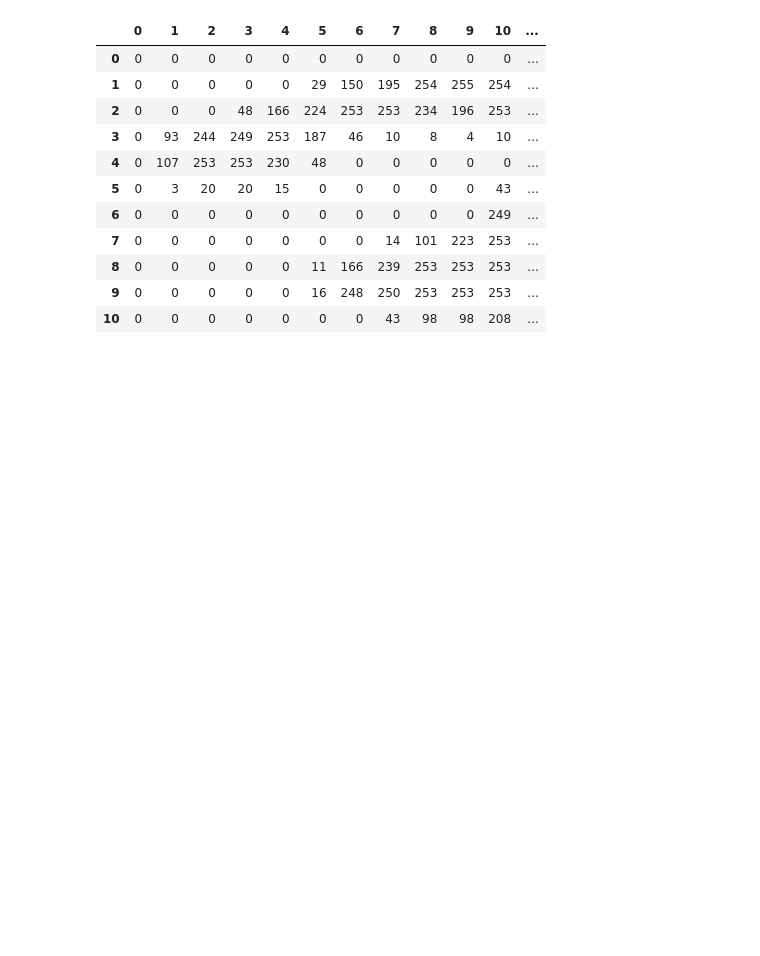
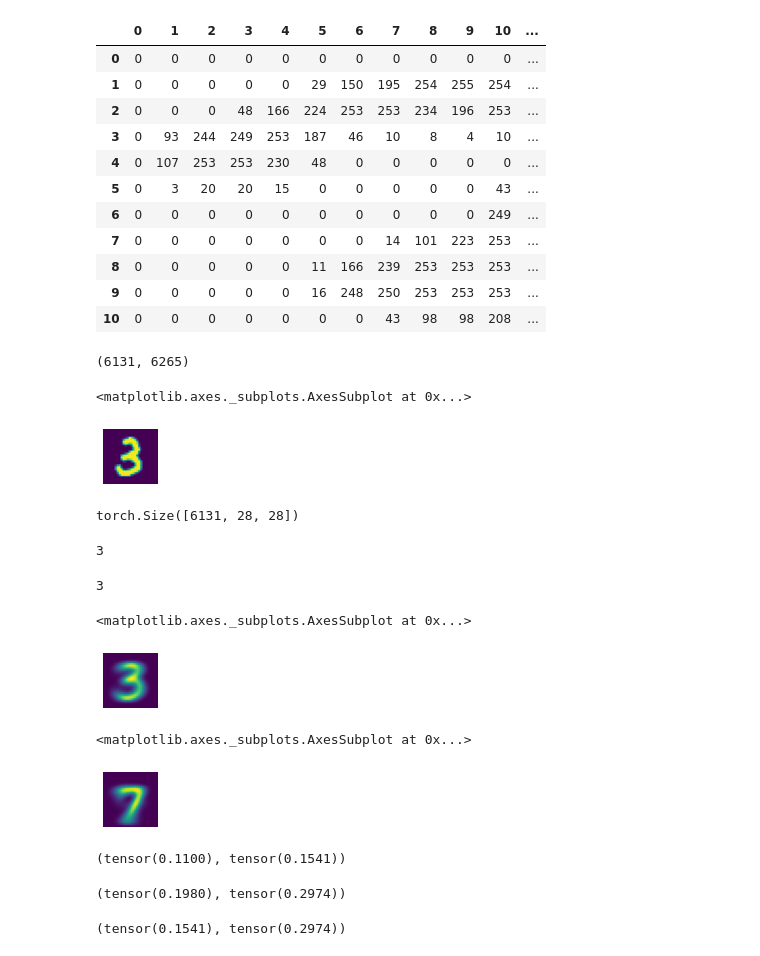
Before and after one commit to steimel60/ML, a Jupyter notebook: DeepLearning/ThreeOrSeven.ipynb, the cells around one changed output. Drawn from its saved outputs; the diff is of its cells as text; code cells hidden in the pictures; blank space fills up the shorter version.

Commit message:
Begin digit classification and tensor examples

```diff
--- a/DeepLearning/ThreeOrSeven.ipynb
+++ b/DeepLearning/ThreeOrSeven.ipynb
@@ -70,3 +70,72 @@ df.style.set_properties(**{'font-size':'6pt'}).background_gradient('Greys')
 | 8 | 0 | 0 | 0 | 0 | 0 | 11 | 166 | 239 | 253 | 253 | 253 | ... |
 | 9 | 0 | 0 | 0 | 0 | 0 | 16 | 248 | 250 | 253 | 253 | 253 | ... |
 | 10 | 0 | 0 | 0 | 0 | 0 | 0 | 0 | 43 | 98 | 98 | 208 | ... |
+# %%
+#Store all image in tensors
+seven_tensors = [tensor(Image.open(o)) for o in sevens]
+three_tensors = [tensor(Image.open(o)) for o in threes]
+len(three_tensors), len(seven_tensors)
+# %% [output]
+(6131, 6265)
+# %%
+#use fastai show_image to display image in tensor
+show_image(three_tensors[92])
+# %% [output]
+<matplotlib.axes._subplots.AxesSubplot at 0x...>
+[figure, added]
+# %%
+#Our initial approach we are going to get average of all pixels
+#To do this we will stack all images of each number into a single tensor
+stacked_threes = torch.stack(three_tensors).float()/255
+stacked_sevens = torch.stack(seven_tensors).float()/255
+
+#Size gives us the length of each axis in a tensor
+#Here we have count, pixels width, pixels height
+stacked_threes.shape
+# %% [output]
+torch.Size([6131, 28, 28])
+# %%
+#The length of the shape is a tensor's rank
+len(stacked_threes.shape)
+# %% [output]
+3
+# %%
+#Rank can also be accessed with ndim
+stacked_threes.ndim
+# %% [output]
+3
+# %%
+#To get the average of all images we call the mean method on dim 0 of stack
+mean3 = stacked_threes.mean(0)
+show_image(mean3)
+# %% [output]
+<matplotlib.axes._subplots.AxesSubplot at 0x...>
+[figure, added]
+# %%
+#Now for our set of 7s
+mean7 = stacked_sevens.mean(0)
+show_image(mean7)
+# %% [output]
+<matplotlib.axes._subplots.AxesSubplot at 0x...>
+[figure, added]
+# %%
+#We can test to see how far a test image is from the avg 3 or avg 7
+a_3 = stacked_threes[2] #Test img
+#Get absloute val of pixel differences to avoid cancellation of "too light" and "too dark"
+dist_3_abs = (a_3 - mean3).abs().mean() #dist to avg 3
+dist_7_abs = (a_3 - mean7).abs().mean() #dist to avg 7
+dist_3_abs, dist_7_abs #Dist to 3 is smaller, so model picks 3
+# %% [output]
+(tensor(0.1100), tensor(0.1541))
+# %%
+#We can do a similar thing by squaring the differences (to get a positive) then taking the root
+dist_3_sqr = ((a_3 - mean3)**2).mean().sqrt() #to 3
+dist_7_sqr = ((a_3 - mean7)**2).mean().sqrt() #to 7
+dist_3_sqr, dist_7_sqr #again 3 is a better solution
+# %% [output]
+(tensor(0.1980), tensor(0.2974))
+# %%
+#Pytorch already provides these as loss functions
+F.l1_loss(a_3.float(),mean7), F.mse_loss(a_3,mean7).sqrt()
+# %% [output]
+(tensor(0.1541), tensor(0.2974))
```
